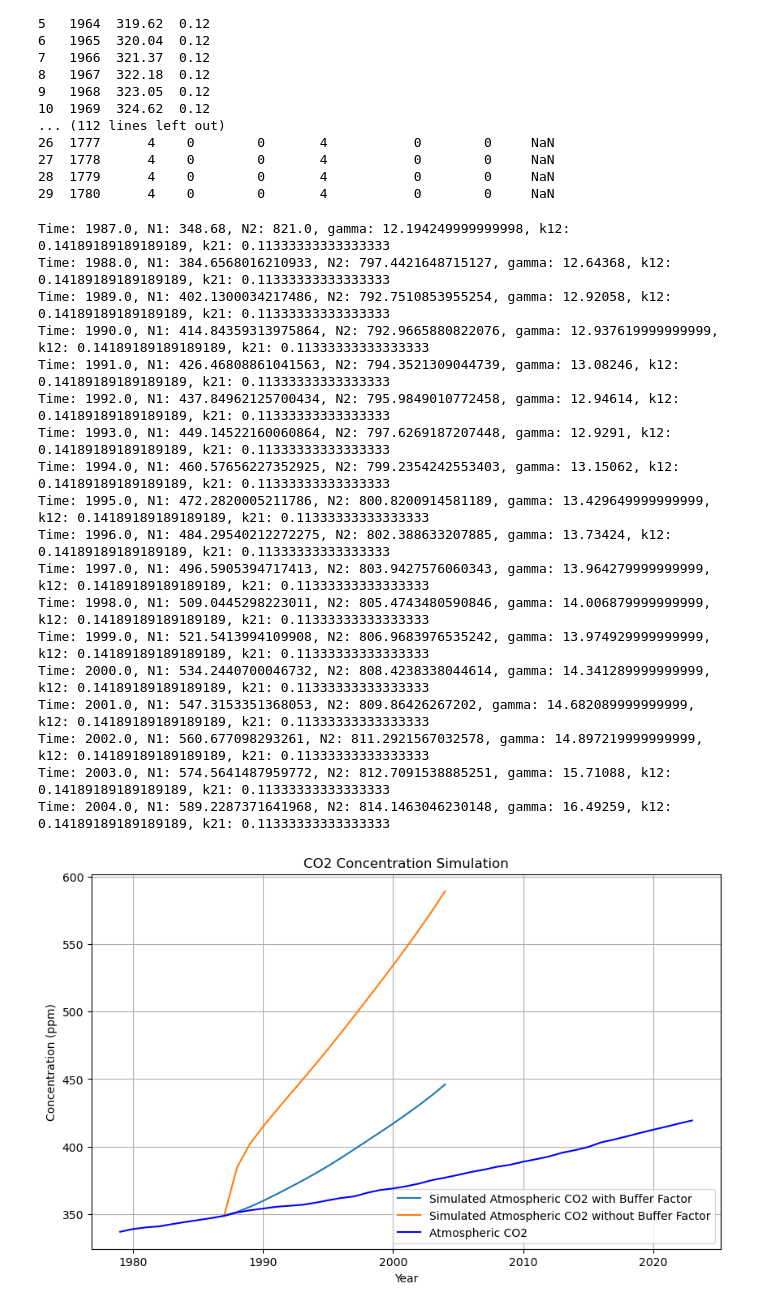
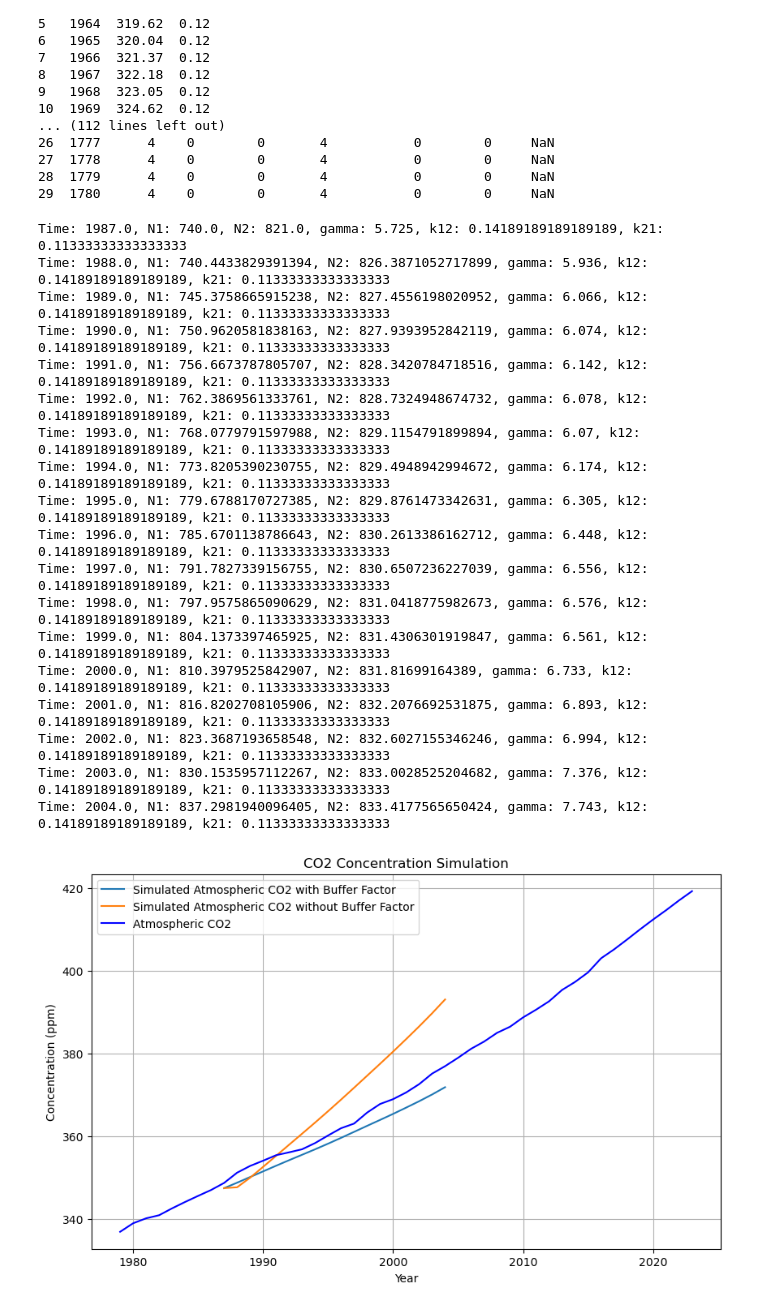
Before and after one commit to htlhtlhtl/ESE5023_Assignments_12432921, a Jupyter notebook: PS5.ipynb, the cells around one changed output. Drawn from its saved outputs; the diff is of its cells as text; code cells hidden in the pictures.

```diff
--- a/PS5.ipynb
+++ b/PS5.ipynb
@@ -44,8 +44,8 @@ N2_data.set_index('year', inplace=True)
 gamma_data.set_index('Year', inplace=True)
 
 # 获取初始条件
-N1_0 = N1_data.loc[1987, 'mean']
-N2_0 = N2_data.loc[1987, 'mean']
+N1_0 = 740
+N2_0 = 900
 
 # 定义微分方程模型
 def model(Y, t, k12, k21, gamma_func):
@@ -65,7 +65,7 @@ t = np.linspace(1987, 2004, 18)
 # 定义一个函数来获取gamma值
 def gamma_func(t):
     idx = np.argmin(np.abs(gamma_data.index - t))
-    return gamma_data.iloc[idx]['Total'] / 1000*2.13
+    return gamma_data.iloc[idx]['Total'] / 1000
 
 # 求解微分方程
 solution = odeint(model, [N1_0, N2_0], t, args=(k12, k21, gamma_func))
@@ -80,7 +80,7 @@ N1, N2 = solution.T
 
 # 绘制结果
 plt.figure(figsize=(10, 6))
-plt.plot(t, N1, label='Simulated Atmospheric CO2')
+plt.plot(t, N1/2.13, label='Simulated Atmospheric CO2')
 plt.xlabel('Year')
 plt.ylabel('Concentration (ppm)')
 plt.title('CO2 Concentration Simulation')
@@ -144,15 +144,15 @@ N2_data.set_index('year', inplace=True)
 gamma_data.set_index('Year', inplace=True)
 
 # 获取初始条件
-N1_0 = N1_data.loc[1987, 'mean']
-N2_0 = N2_data.loc[1987, 'mean']
+N1_0 = 740
+N2_0 = 900
 def buffer_factor(z):
     return 3.69 + 1.86e-2 * z - 1.80e-6 * z**2
 
 
 def gamma_func(t):
     idx = np.argmin(np.abs(gamma_data.index - t))
-    return gamma_data.iloc[idx]['Total'] / 1000*2.13
+    return gamma_data.iloc[idx]['Total'] / 1000
 
 # 微分方程模型
 def model(Y, t, k12, k21, N2_0):
@@ -177,6 +177,6 @@ N1_sim, N2_sim = solution.T
 
 # 绘制结果
 plt.figure(figsize=(10, 6))
-plt.plot(t, N1_sim, label='Simulated Atmospheric CO2')
+plt.plot(t, N1_sim/2.13, label='Simulated Atmospheric CO2')
 # %% [output]
 [<matplotlib.lines.Line2D at 0x...>]
@@ -217,8 +217,8 @@ N2_data.set_index('year', inplace=True)
 gamma_data.set_index('Year', inplace=True)
 
 # 获取初始条件
-N1_0 = N1_data.loc[1987, 'mean']
-N2_0 = N2_data.loc[1987, 'mean']
+N1_0 =740
+N2_0 =900
 
 # 定义微分方程模型
 def model(Y, t, k12, k21, gamma_func):
@@ -238,7 +238,7 @@ t = np.linspace(1987, 2004, 18)
 # 定义一个函数来获取gamma值
 def gamma_func(t):
     idx = np.argmin(np.abs(gamma_data.index - t))
-    return gamma_data.iloc[idx]['Total'] / 1000*2.13
+    return gamma_data.iloc[idx]['Total'] / 1000
 
 # 求解微分方程
 solution1 = odeint(model, [N1_0, N2_0], t, args=(k12, k21, gamma_func))
@@ -251,65 +251,65 @@ for i, (time, state) in enumerate(zip(t, solution)):
 # 提取结果
 N1, N2 = solution1.T
 
-N1_0 = N1_data.loc[1987, 'mean']
-N2_0 = N2_data.loc[1987, 'mean']
+N1_0 =740
+N2_0 =900
 def buffer_factor(z):
     return 3.69 + 1.86e-2 * z - 1.80e-6 * z**2
 
 
 def gamma_func(t):
     idx = np.argmin(np.abs(gamma_data.index - t))
-    return gamma_data.iloc[idx]['Total'] / 1000*2.13
+    return gamma_data.iloc[idx]['Total'] / 1000
 
 # 微分方程模型
 def model(Y, t, k12, k21, N2_0):
     N1, N2 = Y
     xi = buffer_factor(N1)  # 计算缓冲因子
     gamma_t = gamma_func(t)  # 获取当前时间点的gamma值
     dN1dt = -k12 * N1 + k21 * (N2_0 + xi * (N2 - N2_0)) + gamma_t
     dN2dt = k12 * N1 - k21 * (N2_0 + xi * (N2 - N2_0))
     return [dN1dt, dN2dt]
 
 # 参数
 k12 = 105 / 740
 k21 = 102 / 900
 N2_0 = 821
 # 时间序列
 t = np.linspace(1987, 2004, 18)
 
 # 求解微分方程
 solution2 = odeint(model, [N1_0, N2_0], t, args=(k12, k21, N2_0))
 # 提取结果
 N1_sim, N2_sim = solution2.T
 
 # 绘制结果
 plt.figure(figsize=(10, 6))
-plt.plot(t, N1, label='Simulated Atmospheric CO2 with Buffer Factor')
-plt.plot(t, N1_sim, label='Simulated Atmospheric CO2 without Buffer Factor')
+plt.plot(t, N1/2.13, label='Simulated Atmospheric CO2 with Buffer Factor')
+plt.plot(t, N1_sim/2.13, label='Simulated Atmospheric CO2 without Buffer Factor')
 plt.plot(N1_data.index, N1_data['mean'], label='Atmospheric CO2', color='blue')
 plt.xlabel('Year')
 plt.ylabel('Concentration (ppm)')
 plt.title('CO2 Concentration Simulation')
 plt.legend()
 plt.grid(True)
 plt.show()
 # %% [output]
-Time: 1987.0, N1: 348.68, N2: 821.0, gamma: 12.194249999999998, k12: 0.14189189189189189, k21: 0.11333333333333333
-Time: 1988.0, N1: 384.6568016210933, N2: 797.4421648715127, gamma: 12.64368, k12: 0.14189189189189189, k21: 0.11333333333333333
-Time: 1989.0, N1: 402.1300034217486, N2: 792.7510853955254, gamma: 12.92058, k12: 0.14189189189189189, k21: 0.11333333333333333
-Time: 1990.0, N1: 414.84359313975864, N2: 792.9665880822076, gamma: 12.937619999999999, k12: 0.14189189189189189, k21: 0.11333333333333333
-Time: 1991.0, N1: 426.46808861041563, N2: 794.3521309044739, gamma: 13.08246, k12: 0.14189189189189189, k21: 0.11333333333333333
-Time: 1992.0, N1: 437.84962125700434, N2: 795.9849010772458, gamma: 12.94614, k12: 0.14189189189189189, k21: 0.11333333333333333
-Time: 1993.0, N1: 449.14522160060864, N2: 797.6269187207448, gamma: 12.9291, k12: 0.14189189189189189, k21: 0.11333333333333333
-Time: 1994.0, N1: 460.57656227352925, N2: 799.2354242553403, gamma: 13.15062, k12: 0.14189189189189189, k21: 0.11333333333333333
-Time: 1995.0, N1: 472.2820005211786, N2: 800.8200914581189, gamma: 13.429649999999999, k12: 0.14189189189189189, k21: 0.11333333333333333
-Time: 1996.0, N1: 484.29540212272275, N2: 802.388633207885, gamma: 13.73424, k12: 0.14189189189189189, k21: 0.11333333333333333
-Time: 1997.0, N1: 496.5905394717413, N2: 803.9427576060343, gamma: 13.964279999999999, k12: 0.14189189189189189, k21: 0.11333333333333333
-Time: 1998.0, N1: 509.0445298223011, N2: 805.4743480590846, gamma: 14.006879999999999, k12: 0.14189189189189189, k21: 0.11333333333333333
-Time: 1999.0, N1: 521.5413994109908, N2: 806.9683976535242, gamma: 13.974929999999999, k12: 0.14189189189189189, k21: 0.11333333333333333
-Time: 2000.0, N1: 534.2440700046732, N2: 808.4238338044614, gamma: 14.341289999999999, k12: 0.14189189189189189, k21: 0.11333333333333333
-Time: 2001.0, N1: 547.3153351368053, N2: 809.86426267202, gamma: 14.682089999999999, k12: 0.14189189189189189, k21: 0.11333333333333333
-Time: 2002.0, N1: 560.677098293261, N2: 811.2921567032578, gamma: 14.897219999999999, k12: 0.14189189189189189, k21: 0.11333333333333333
-Time: 2003.0, N1: 574.5641487959772, N2: 812.7091538885251, gamma: 15.71088, k12: 0.14189189189189189, k21: 0.11333333333333333
-Time: 2004.0, N1: 589.2287371641968, N2: 814.1463046230148, gamma: 16.49259, k12: 0.14189189189189189, k21: 0.11333333333333333
+Time: 1987.0, N1: 740.0, N2: 821.0, gamma: 5.725, k12: 0.14189189189189189, k21: 0.11333333333333333
+Time: 1988.0, N1: 740.4433829391394, N2: 826.3871052717899, gamma: 5.936, k12: 0.14189189189189189, k21: 0.11333333333333333
+Time: 1989.0, N1: 745.3758665915238, N2: 827.4556198020952, gamma: 6.066, k12: 0.14189189189189189, k21: 0.11333333333333333
+Time: 1990.0, N1: 750.9620581838163, N2: 827.9393952842119, gamma: 6.074, k12: 0.14189189189189189, k21: 0.11333333333333333
+Time: 1991.0, N1: 756.6673787805707, N2: 828.3420784718516, gamma: 6.142, k12: 0.14189189189189189, k21: 0.11333333333333333
+Time: 1992.0, N1: 762.3869561333761, N2: 828.7324948674732, gamma: 6.078, k12: 0.14189189189189189, k21: 0.11333333333333333
+Time: 1993.0, N1: 768.0779791597988, N2: 829.1154791899894, gamma: 6.07, k12: 0.14189189189189189, k21: 0.11333333333333333
+Time: 1994.0, N1: 773.8205390230755, N2: 829.4948942994672, gamma: 6.174, k12: 0.14189189189189189, k21: 0.11333333333333333
+Time: 1995.0, N1: 779.6788170727385, N2: 829.8761473342631, gamma: 6.305, k12: 0.14189189189189189, k21: 0.11333333333333333
+Time: 1996.0, N1: 785.6701138786643, N2: 830.2613386162712, gamma: 6.448, k12: 0.14189189189189189, k21: 0.11333333333333333
+Time: 1997.0, N1: 791.7827339156755, N2: 830.6507236227039, gamma: 6.556, k12: 0.14189189189189189, k21: 0.11333333333333333
+Time: 1998.0, N1: 797.9575865090629, N2: 831.0418775982673, gamma: 6.576, k12: 0.14189189189189189, k21: 0.11333333333333333
+Time: 1999.0, N1: 804.1373397465925, N2: 831.4306301919847, gamma: 6.561, k12: 0.14189189189189189, k21: 0.11333333333333333
+Time: 2000.0, N1: 810.3979525842907, N2: 831.81699164389, gamma: 6.733, k12: 0.14189189189189189, k21: 0.11333333333333333
+Time: 2001.0, N1: 816.8202708105906, N2: 832.2076692531875, gamma: 6.893, k12: 0.14189189189189189, k21: 0.11333333333333333
+Time: 2002.0, N1: 823.3687193658548, N2: 832.6027155346246, gamma: 6.994, k12: 0.14189189189189189, k21: 0.11333333333333333
+Time: 2003.0, N1: 830.1535957112267, N2: 833.0028525204682, gamma: 7.376, k12: 0.14189189189189189, k21: 0.11333333333333333
+Time: 2004.0, N1: 837.2981940096405, N2: 833.4177565650424, gamma: 7.743, k12: 0.14189189189189189, k21: 0.11333333333333333
-[figure, old version]
+[figure, new version]
```
Also changed, not shown: parts of 2 cells of this notebook.
